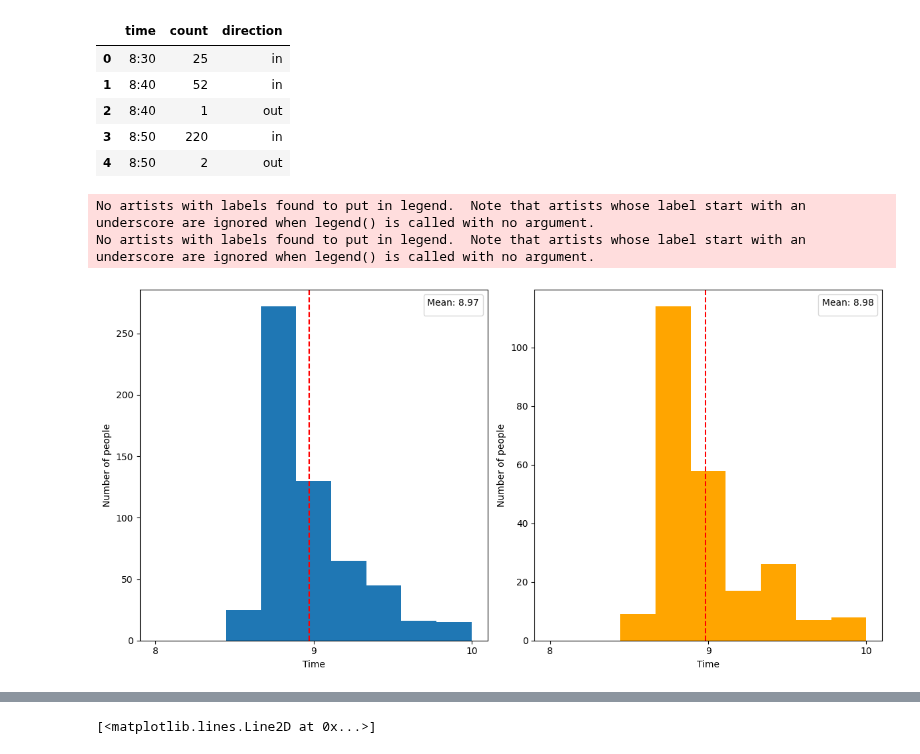
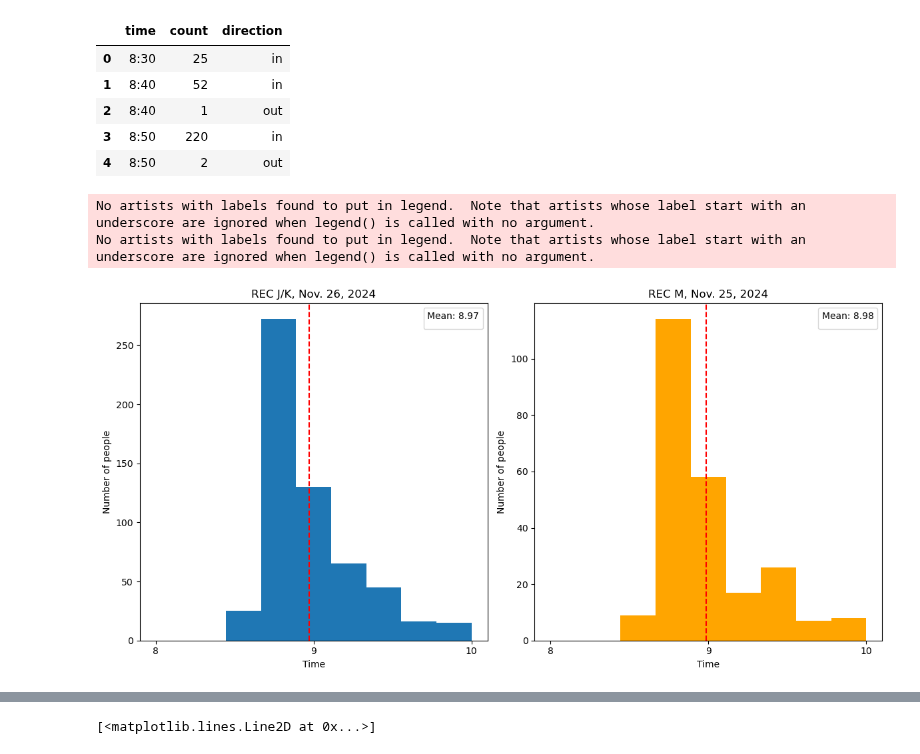
Before and after one commit to dJonaitis/roetersstraat, a Jupyter notebook: rooster/student_distribution.ipynb, the cells around one changed output, grey strips where cells are left out. Cells and saved outputs as stored; diff of their text form; code cells hidden in the pictures.

```diff
--- a/rooster/student_distribution.ipynb
+++ b/rooster/student_distribution.ipynb
@@ -31,31 +31,33 @@ for i in range(len(df_in_2)):
 # %%
 fig, (ax1, ax2) = plt.subplots(1, 2, figsize=(12, 6))
 
 # plot time_in
 ax1.hist(time_in, bins=9, range=(8, 10))
 ax1.set_xticks(range(8, 11))
 ax1.set_xlabel('Time')
 ax1.set_ylabel('Number of people')
+ax1.set_title('REC J/K, Nov. 26, 2024')
 # add vertical line for mean
 mean = sum(time_in) / len(time_in)
 ax1.legend(title=f'Mean: {mean:.2f}', loc='upper right')
 ax1.axvline(x=mean, color='red', linestyle='--')
 
 # plot time_in_2
 ax2.hist(time_in_2, bins=9, range=(8, 10), color='orange')
 ax2.set_xticks(range(8, 11))
 ax2.set_xlabel('Time')
 ax2.set_ylabel('Number of people')
+ax2.set_title('REC M, Nov. 25, 2024')
 
 mean_2 = sum(time_in_2) / len(time_in_2)
 ax2.legend(title=f'Mean: {mean_2:.2f}', loc='upper right')
 ax2.axvline(x=mean_2, color='red', linestyle='--')
 plt.tight_layout()
 plt.show()
 # %% [output]
 No artists with labels found to put in legend.  Note that artists whose label start with an underscore are ignored when legend() is called with no argument.
 No artists with labels found to put in legend.  Note that artists whose label start with an underscore are ignored when legend() is called with no argument.
-[figure, old version]
+[figure, new version]
 # %%
 # create a model
 mu, std = norm.fit(time_in)
```
Also changed, not shown: parts of 5 cells of this notebook, 8 other files.
